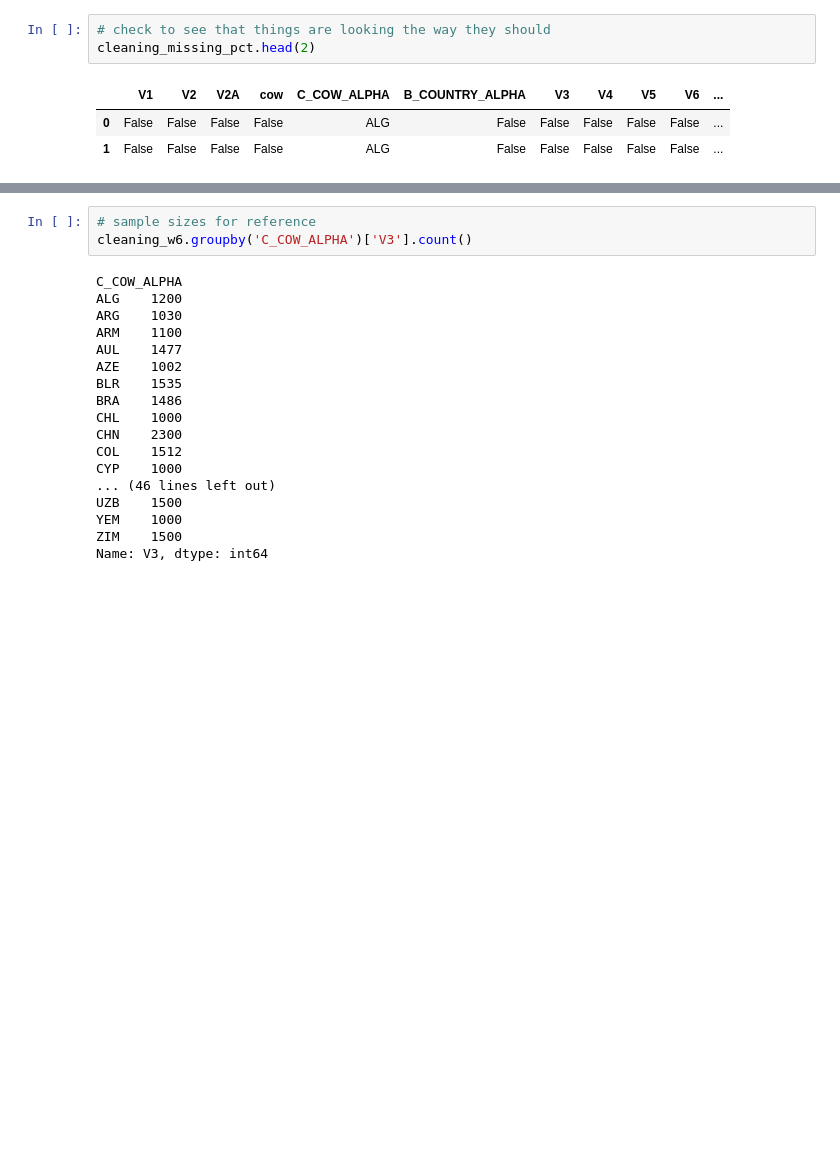
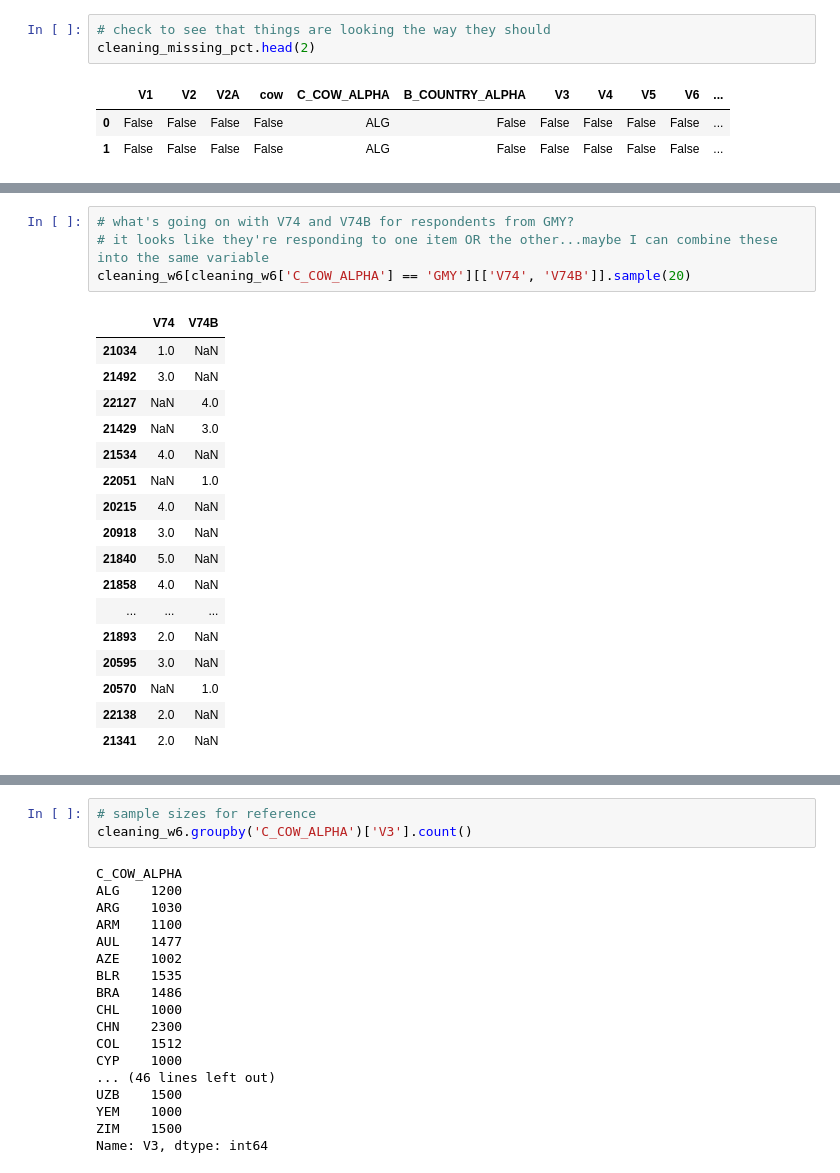
Before and after one commit to ocnrandolph/Evaluating_Happiness, a Jupyter notebook: notebooks/WVS_wave_6_data_cleaning.ipynb, the cells around one changed output, grey strips where cells are left out. Drawn from its saved outputs; the diff is of its cells as text; blank space fills up the shorter version.

```diff
--- a/notebooks/WVS_wave_6_data_cleaning.ipynb
+++ b/notebooks/WVS_wave_6_data_cleaning.ipynb
@@ -650,0 +704,22 @@ dtype: float64
+# %%
+# what's going on with V74 and V74B for respondents from GMY?
+# it looks like they're responding to one item OR the other...maybe I can combine these into the same variable
+cleaning_w6[cleaning_w6['C_COW_ALPHA'] == 'GMY'][['V74', 'V74B']].sample(20)
+# %% [output]
+|  | V74 | V74B |
+| 21034 | 1.0 | NaN |
+| 21492 | 3.0 | NaN |
+| 22127 | NaN | 4.0 |
+| 21429 | NaN | 3.0 |
+| 21534 | 4.0 | NaN |
+| 22051 | NaN | 1.0 |
+| 20215 | 4.0 | NaN |
+| 20918 | 3.0 | NaN |
+| 21840 | 5.0 | NaN |
+| 21858 | 4.0 | NaN |
+| ... | ... | ... |
+| 21893 | 2.0 | NaN |
+| 20595 | 3.0 | NaN |
+| 20570 | NaN | 1.0 |
+| 22138 | 2.0 | NaN |
+| 21341 | 2.0 | NaN |
```
Also changed, not shown: parts of 10 cells of this notebook.
